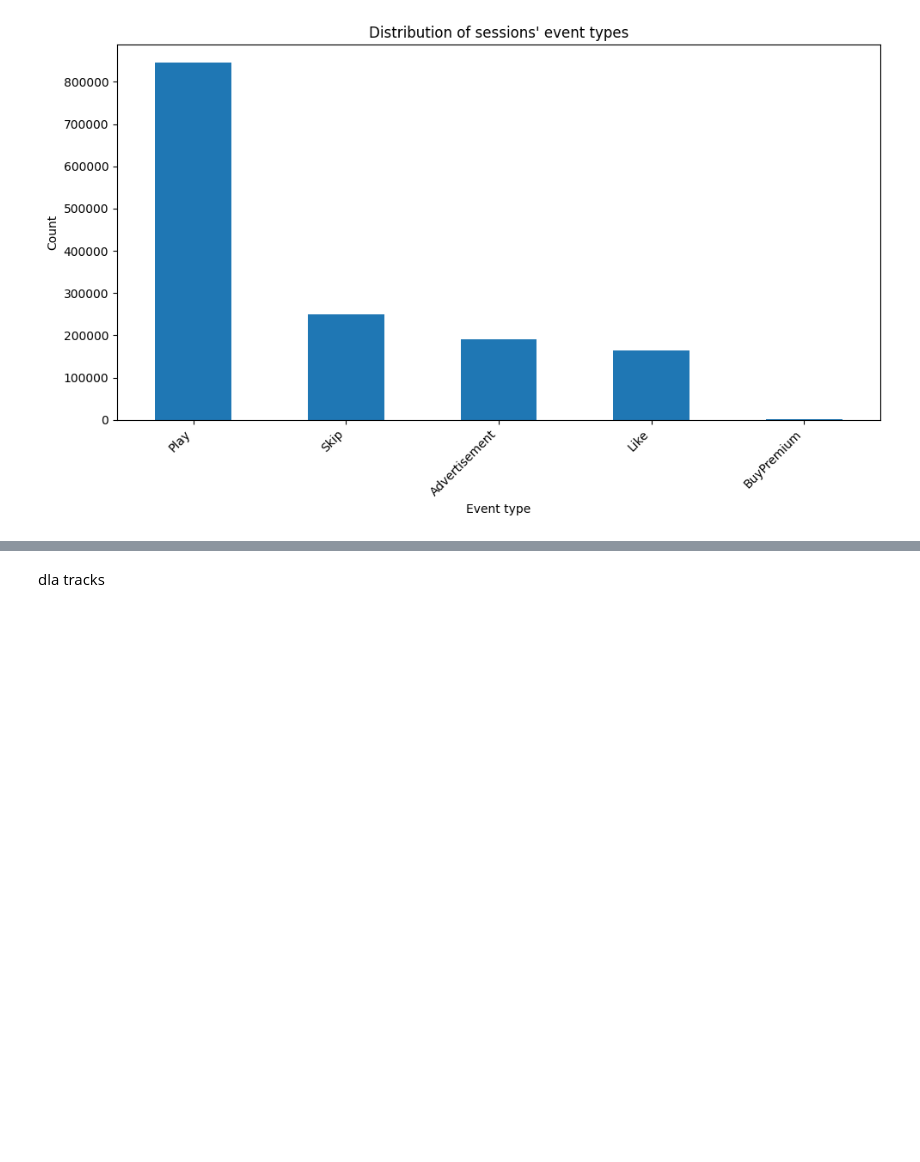
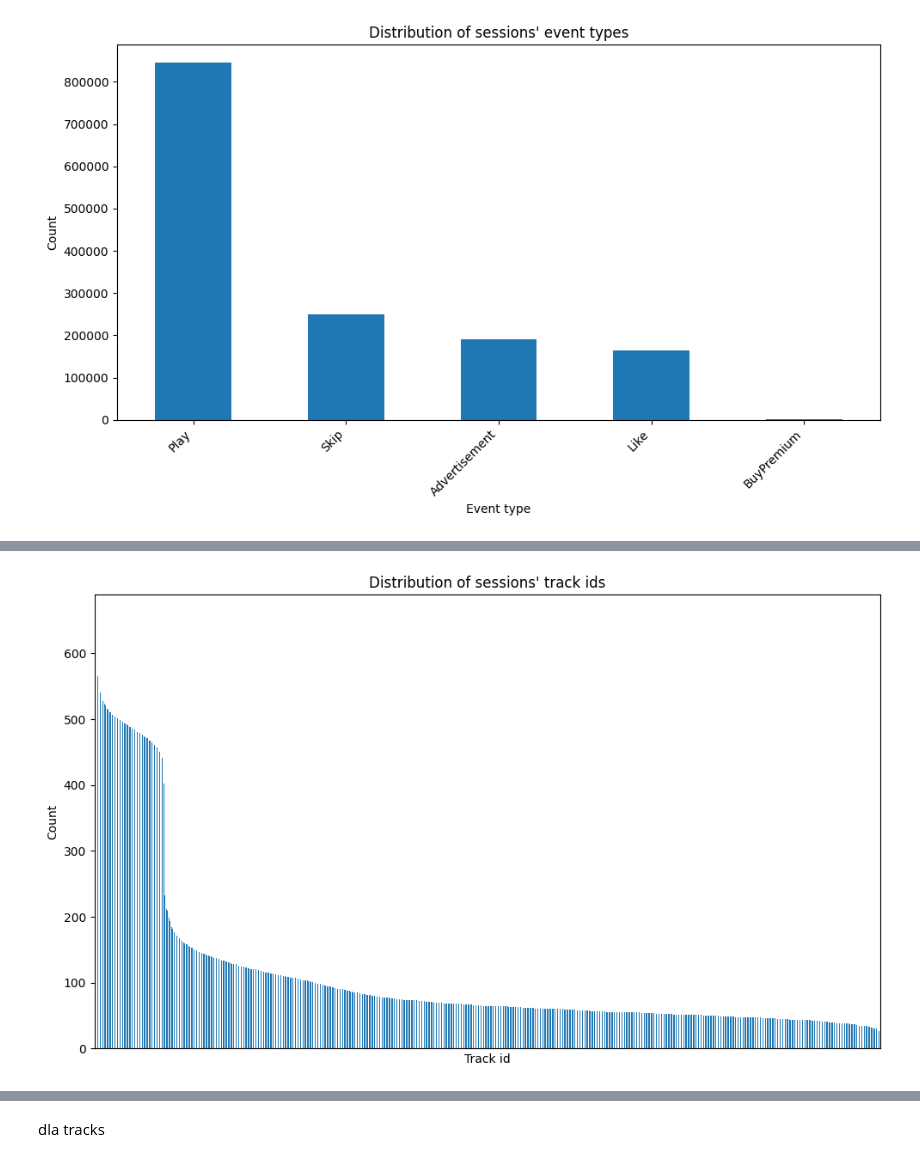
Before and after one commit to sz-aleksandra/premium-candidate-predictor, a Jupyter notebook: IUM.ipynb, the cells around one changed output, grey strips where cells are left out. Saved outputs shown, nothing was run; the diff lists cells and outputs as text; code cells hidden in the pictures; blank space fills up the shorter version.

```diff
--- a/IUM.ipynb
+++ b/IUM.ipynb
@@ -312,0 +331,13 @@ plt.show()
+# %%
+session_user_id_counts = sessions['track_id'].value_counts()
+
+plt.figure(figsize=(10, 6))
+session_user_id_counts.plot(kind='bar')
+plt.title("Distribution of sessions' track ids")
+plt.ylabel("Count")
+plt.xlabel("Track id")
+plt.xticks([])
+plt.tight_layout()
+plt.show()
+# %% [output]
+[figure, added]
```
Also changed, not shown: parts of 8 cells of this notebook.
